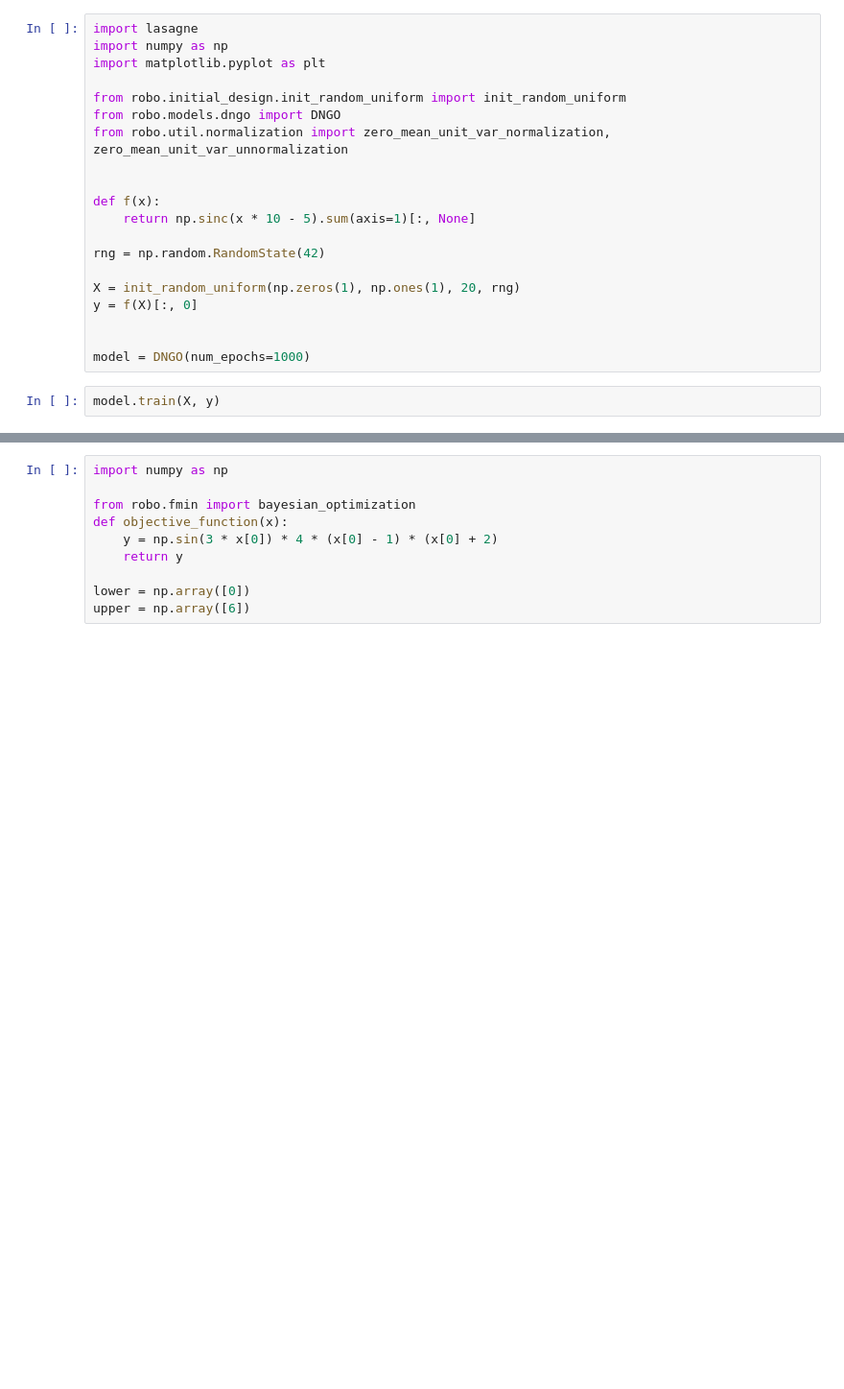
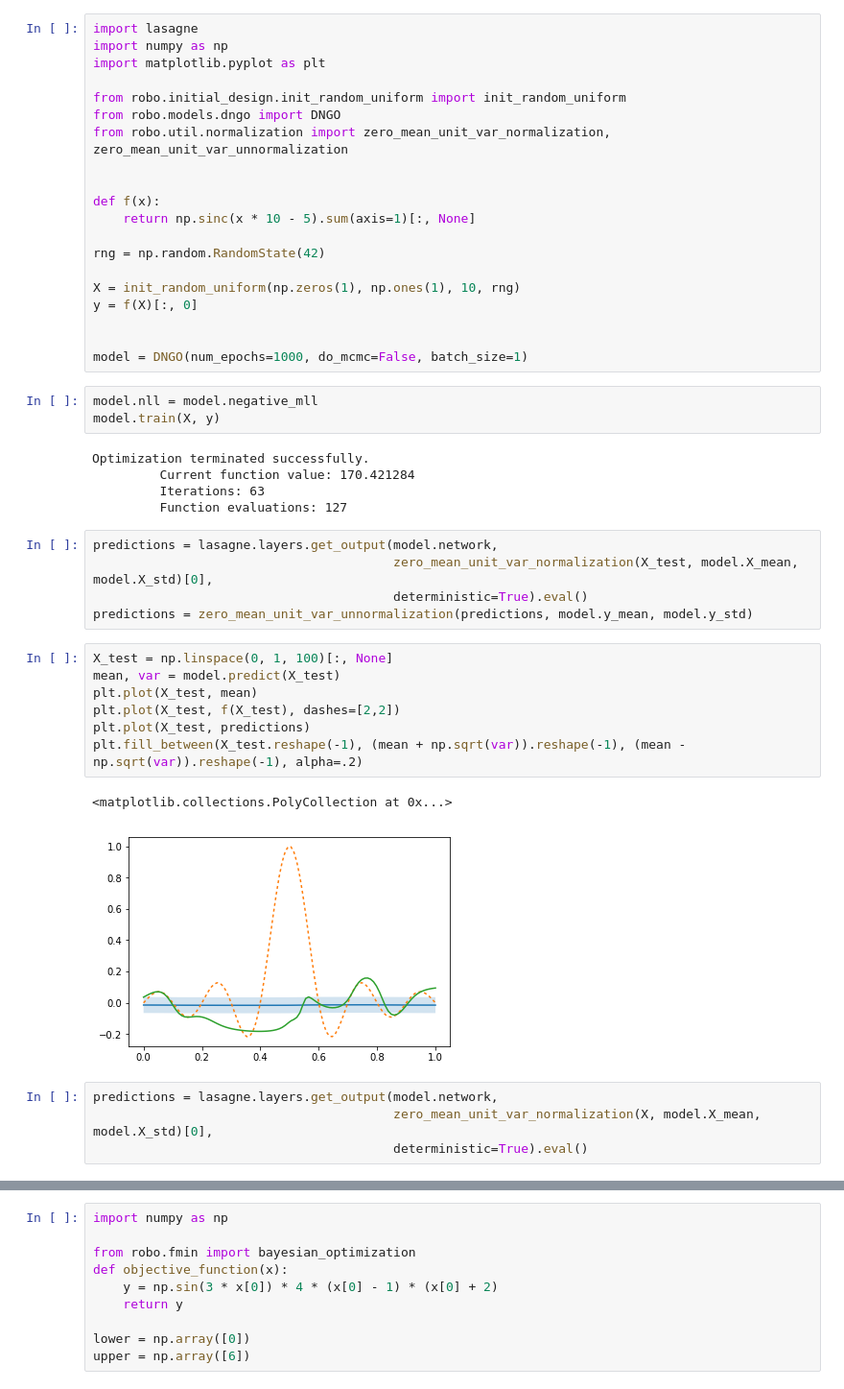
Before and after one commit to tmpethick/ensembled-dngo, a Jupyter notebook: RoBO/shared/robo.ipynb, the cells around one changed output, grey strips where cells are left out. Shown at 96% size. Saved outputs shown, nothing was run; the diff lists cells and outputs as text; blank space fills up the shorter version.

```diff
--- a/RoBO/shared/robo.ipynb
+++ b/RoBO/shared/robo.ipynb
@@ -13,13 +13,38 @@ def f(x):
 
 rng = np.random.RandomState(42)
 
-X = init_random_uniform(np.zeros(1), np.ones(1), 20, rng)
+X = init_random_uniform(np.zeros(1), np.ones(1), 10, rng)
 y = f(X)[:, 0]
 
 
-model = DNGO(num_epochs=1000)
+model = DNGO(num_epochs=1000, do_mcmc=False, batch_size=1)
 # %%
+model.nll = model.negative_mll
 model.train(X, y)
+# %% [output]
+Optimization terminated successfully.
+         Current function value: 170.421284
+         Iterations: 63
+         Function evaluations: 127
+# %%
+predictions = lasagne.layers.get_output(model.network,
+                                        zero_mean_unit_var_normalization(X_test, model.X_mean, model.X_std)[0],
+                                        deterministic=True).eval()
+predictions = zero_mean_unit_var_unnormalization(predictions, model.y_mean, model.y_std)
+# %%
+X_test = np.linspace(0, 1, 100)[:, None]
+mean, var = model.predict(X_test)
+plt.plot(X_test, mean)
+plt.plot(X_test, f(X_test), dashes=[2,2])
+plt.plot(X_test, predictions)
+plt.fill_between(X_test.reshape(-1), (mean + np.sqrt(var)).reshape(-1), (mean - np.sqrt(var)).reshape(-1), alpha=.2)
+# %% [output]
+<matplotlib.collections.PolyCollection at 0x...>
+[figure, added]
+# %%
+predictions = lasagne.layers.get_output(model.network,
+                                        zero_mean_unit_var_normalization(X, model.X_mean, model.X_std)[0],
+                                        deterministic=True).eval()
 # %%
 
 predictions = lasagne.layers.get_output(model.network,
```
Also changed, not shown: parts of 5 cells of this notebook, 4 other files.
